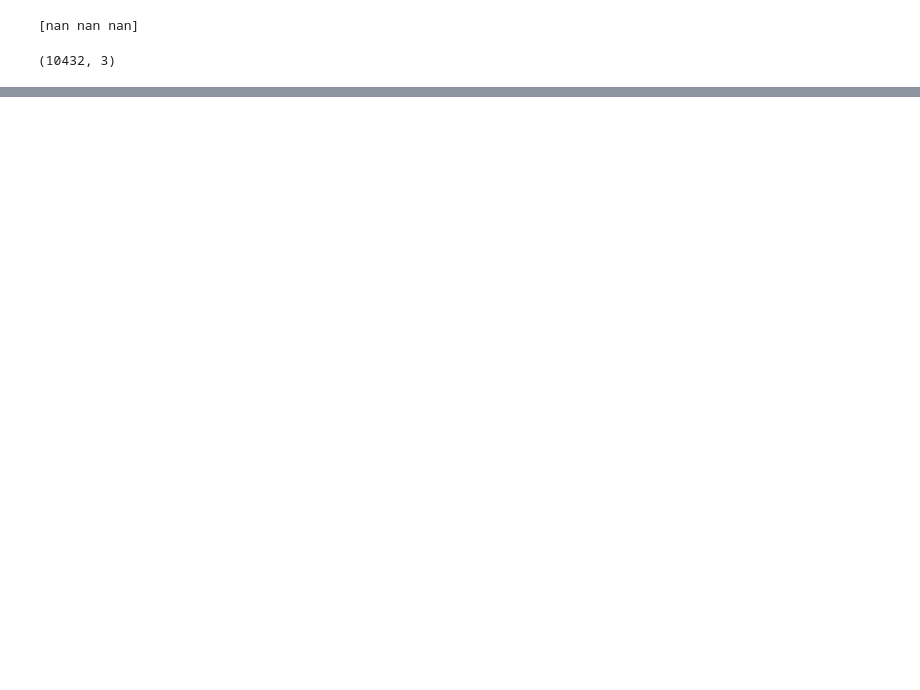
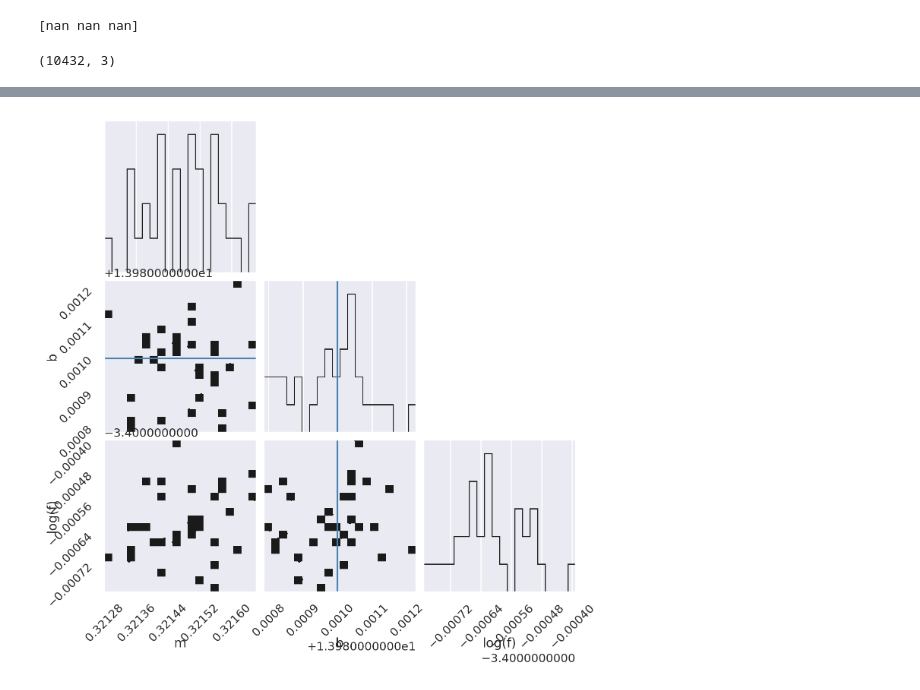
Before and after one commit to allenpinjic/mustar-project, a Jupyter notebook: notebook/Experimenting_With_Models.ipynb, the cells around one changed output, grey strips where cells are left out. Saved outputs shown, nothing was run; the diff lists cells and outputs as text; code cells hidden in the pictures; blank space fills up the shorter version.

```diff
--- a/notebook/Experimenting_With_Models.ipynb
+++ b/notebook/Experimenting_With_Models.ipynb
@@ -358,0 +354,6 @@ print(flat_samples.shape)
+# %%
+import corner
+fig = corner.corner(
+    flat_samples, labels=labels, truths=[m_true, b_true, np.log(f_true)]
+    );
+# %% [output]
@@ -358,0 +363 @@ print(flat_samples.shape)
+[figure, added]
```
Also changed, not shown: parts of 10 cells of this notebook.
